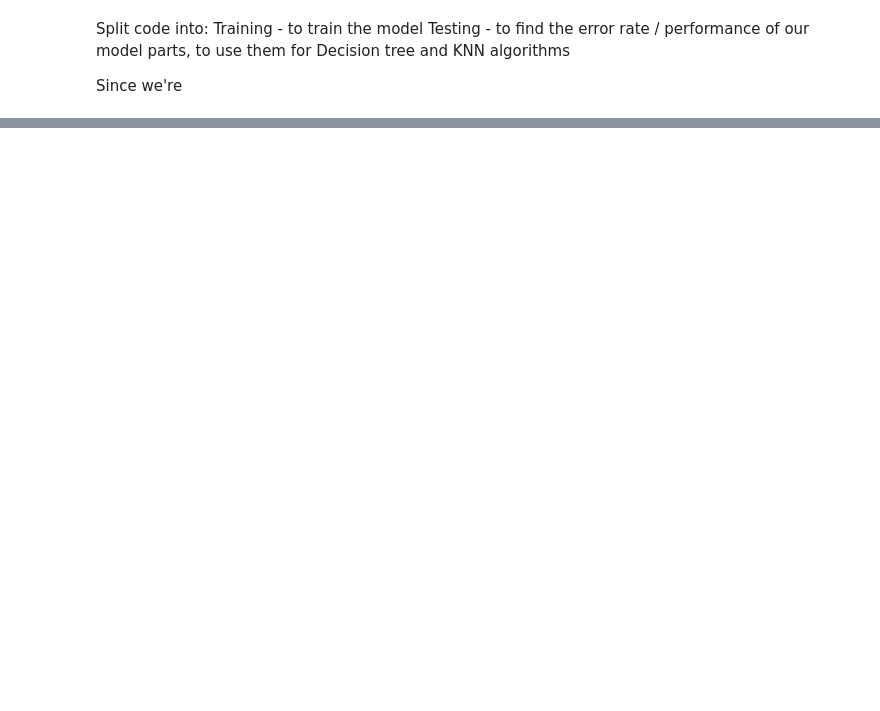
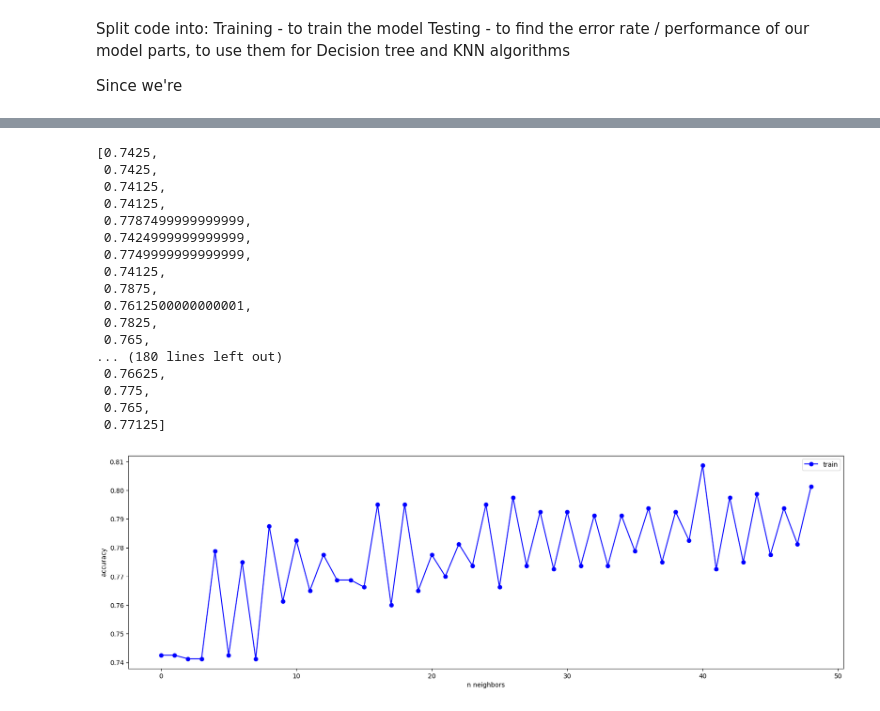
Before and after one commit to rikivols/machine_learning_exercises, a Jupyter notebook: 01/homework_01.ipynb, the cells around one changed output, grey strips where cells are left out. Cells and saved outputs as stored; diff of their text form; code cells hidden in the pictures; blank space fills up the shorter version.

```diff
--- a/01/homework_01.ipynb
+++ b/01/homework_01.ipynb
@@ -466,0 +614,10 @@ Since we're
+# %%
+knn_max_neighbors = 50
+
+param_grid = {
+    'n_neighbors': range(1, knn_max_neighbors),
+    'weights': ['uniform', 'distance'],
+    "p": [1, 2]
+}
+
+best_knn_params, best_knn_score, all_metrics = cross_validate(param_grid, KNeighborsClassifier)
@@ -466,0 +642,27 @@ Since we're
+# %%
+plt.figure(figsize=(20,6))
+plt.plot(all_metrics[:knn_max_neighbors-1], 'ob-')
+plt.xlabel('n neighbors')
+plt.ylabel('accuracy')
+plt.legend(['train', 'validation'])
+
+all_metrics
+# %% [output]
+[0.7425,
+ 0.7425,
+ 0.74125,
+ 0.74125,
+ 0.7787499999999999,
+ 0.7424999999999999,
+ 0.7749999999999999,
+ 0.74125,
+ 0.7875,
+ 0.7612500000000001,
+ 0.7825,
+ 0.765,
+... (180 lines left out)
+ 0.76625,
+ 0.775,
+ 0.765,
+ 0.77125]
+[figure, added]
```
Also changed, not shown: parts of 13 cells of this notebook.
